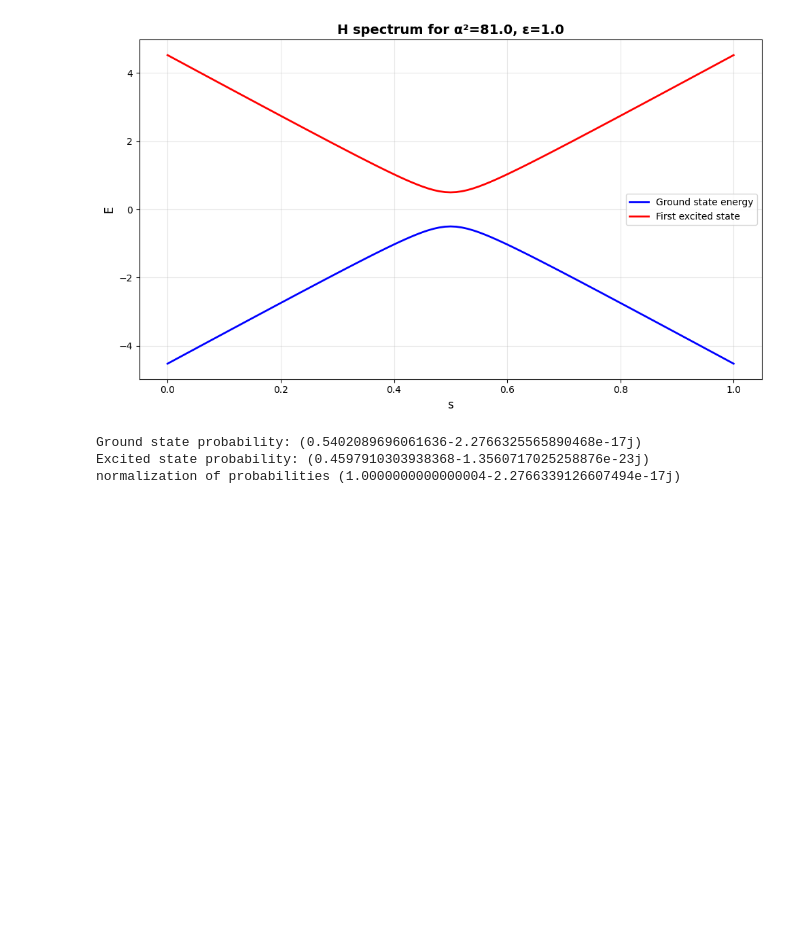
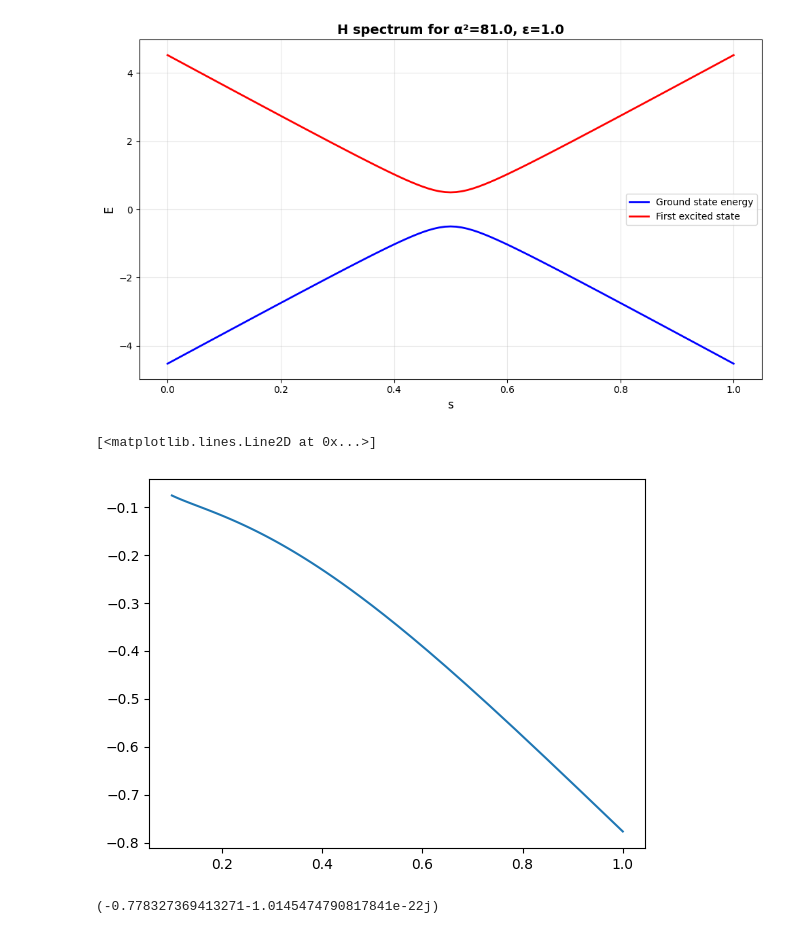
Before and after one commit to OsQarM/lsz_spectroscopy, a Jupyter notebook: qutip_test.ipynb, the cells around one changed output. Saved outputs shown, nothing was run; the diff lists cells and outputs as text; code cells hidden in the pictures; blank space fills up the shorter version.

```diff
--- a/qutip_test.ipynb
+++ b/qutip_test.ipynb
@@ -61,37 +61,41 @@ plt.show()
 [figure]
 # %%
 epsilon = 1
-alpha = 1
+alpha_list = np.linspace(1, 10, 100)
 ti = 0
 tf = 1
 nsteps = 1001
-
 times = np.linspace(ti, tf, nsteps)
 
-H_i = H_numpy(alpha, epsilon, 0)
-eigvals_i, eigvecs_i = np.linalg.eigh(H_i)
+pc, pe = [], []
 
-H_f = H_numpy(alpha, epsilon, 1)
-eigvals_f, eigvecs_f = np.linalg.eigh(H_f)
+for alpha in alpha_list:
 
-psi0 = eigvecs_i[0][0]*ket0 + eigvecs_i[0][1]*ket1
+    H_i = H_numpy(alpha, epsilon, 0)
+    eigvals_i, eigvecs_i = np.linalg.eigh(H_i)
 
-H = H_qutip(epsilon, alpha)
+    H_f = H_numpy(alpha, epsilon, 1)
+    eigvals_f, eigvecs_f = np.linalg.eigh(H_f)
 
-result = qt.sesolve(H, psi0, times)
+    psi0 = eigvecs_i[0][0]*ket0 + eigvecs_i[0][1]*ket1
 
-final_state = result.states[-1]
+    H = H_qutip(epsilon, alpha)
 
-dot_c = np.dot(final_state.full().flatten(), eigvecs_f[0])
-dot_e = np.dot(final_state.full().flatten(), eigvecs_f[1])
-pc = dot_c*dot_c.conj()
-pe = dot_e*dot_e.conj()
+    result = qt.sesolve(H, psi0, times)
 
-print("Ground state probability:", pc)
-print("Excited state probability:", pe)
+    final_state = result.states[-1]
 
-print("normalization of probabilities", pc + pe)
+    dot_c = np.dot(final_state.full().flatten(), eigvecs_f[0])
+    dot_e = np.dot(final_state.full().flatten(), eigvecs_f[1])
+    pc.append(dot_c*dot_c.conj())
+    pe.append(dot_e*dot_e.conj())
+
+#plt.plot(1/alpha_list, np.log(pc))
+plt.plot(1/alpha_list, np.log(pe))
 # %% [output]
-Ground state probability: (0.5402089696061636-2.2766325565890468e-17j)
-Excited state probability: (0.4597910303938368-1.3560717025258876e-23j)
-normalization of probabilities (1.0000000000000004-2.2766339126607494e-17j)
+[<matplotlib.lines.Line2D at 0x...>]
+[figure, added]
+# %%
+print((np.log(pe)[-1] - np.log(pe)[0]) / ((1/alpha_list)[-1] - (1/alpha_list)[0]))
+# %% [output]
+(-0.778327369413271-1.0145474790817841e-22j)
```
